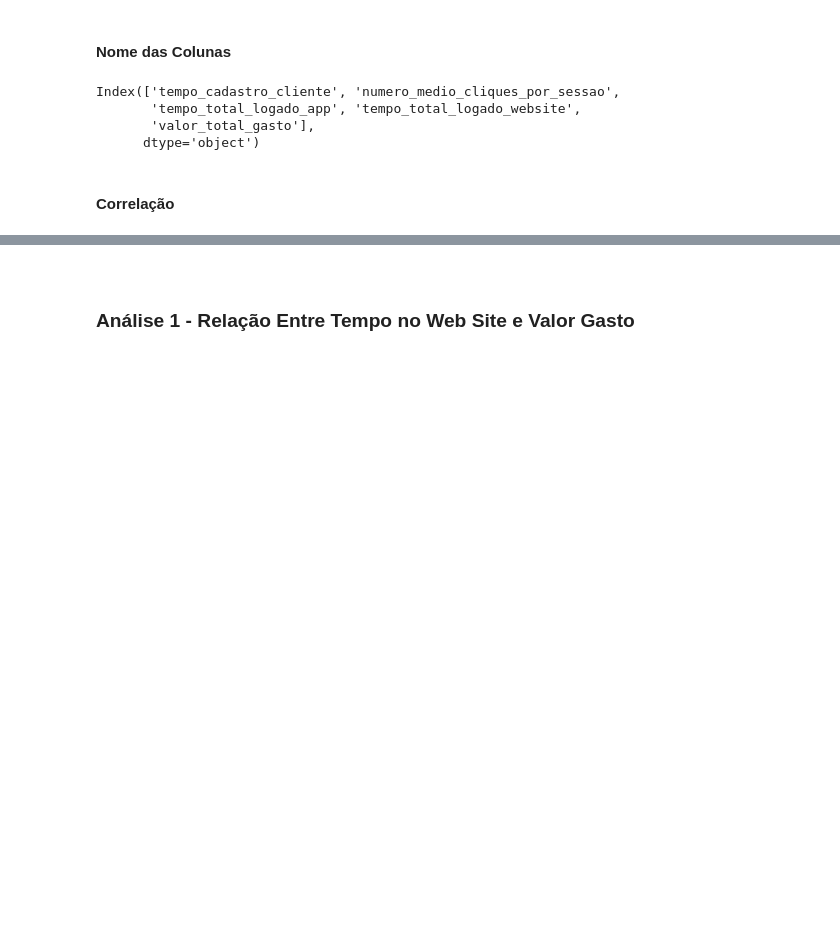
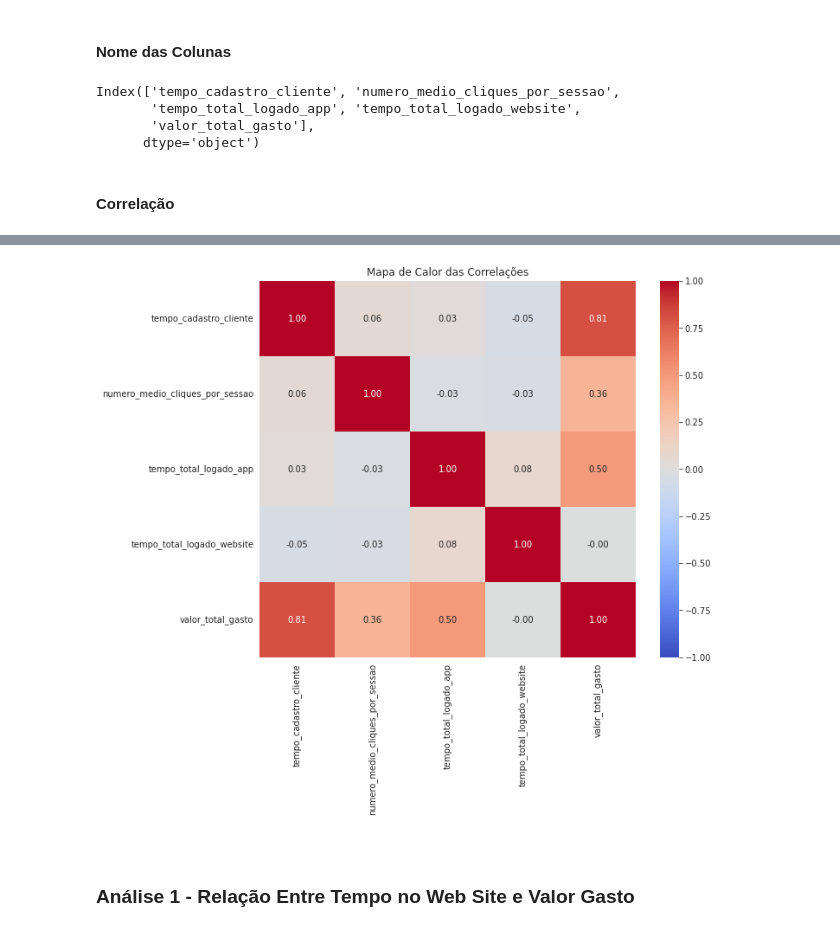
Before and after one commit to EduardoBran/Python_-_Machine_Learning_-_Projeto_Regressao, a Jupyter notebook: 01-Mini-Projeto_-_Construcao_Treinamento_Avaliacao_e_Selecao_de_Modelos_Para_Regressao.ipynb, the cells around one changed output, grey strips where cells are left out. Drawn from its saved outputs; the diff is of its cells as text; code cells hidden in the pictures; blank space fills up the shorter version.

```diff
--- a/01-Mini-Projeto_-_Construcao_Treinamento_Avaliacao_e_Selecao_de_Modelos_Para_Regressao.ipynb
+++ b/01-Mini-Projeto_-_Construcao_Treinamento_Avaliacao_e_Selecao_de_Modelos_Para_Regressao.ipynb
@@ -199,3 +213,15 @@ sns.pairplot(dados)
+# %%
+# Visualizando Correlações através de um Mapa de Calor
+
+# Criando o heatmap
+corr_matrix = dados.select_dtypes(include=[np.number]).corr()
+
+plt.figure(figsize=(10, 8))  # Define o tamanho da figura
+sns.heatmap(corr_matrix, annot=True, fmt=".2f", cmap='coolwarm', vmin=-1, vmax=1, cbar=True, square=True)
+plt.title('Mapa de Calor das Correlações')
+plt.show()
+# %% [output]
+[figure, added]
 # %% [markdown]
 <br>
 
```
Also changed, not shown: parts of 15 cells of this notebook, 2 other files.
